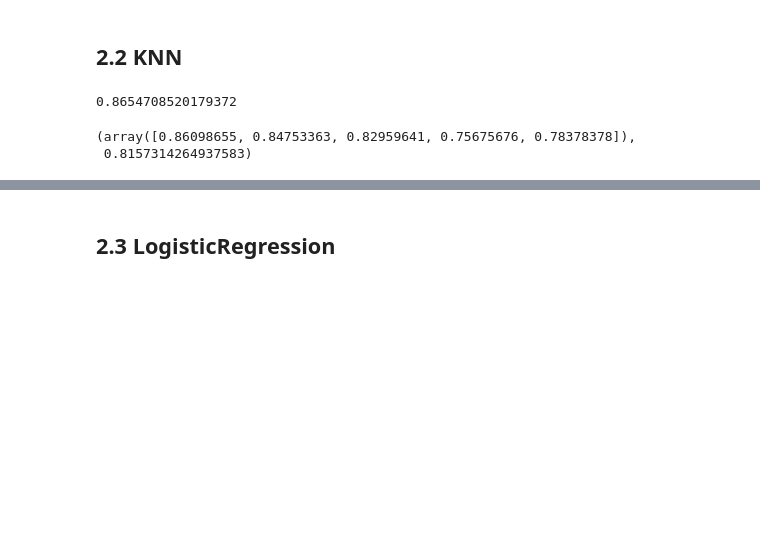
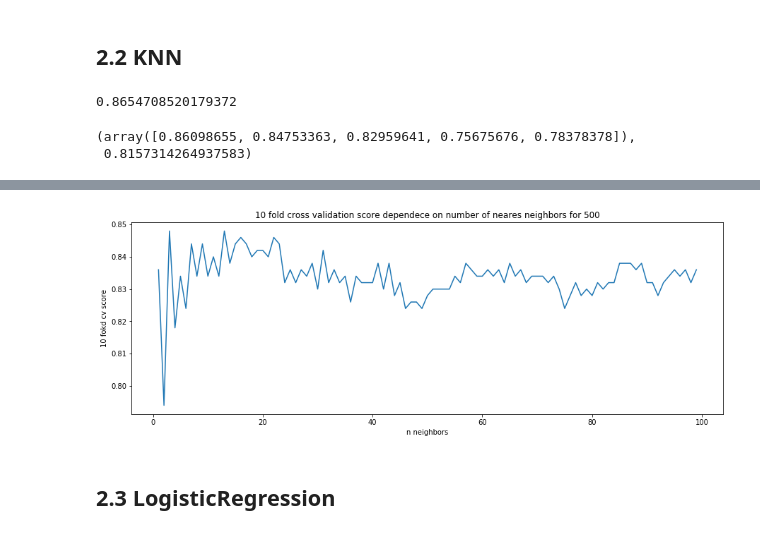
Before and after one commit to maxs-kan/InterpretableNeuroDL, a Jupyter notebook: tabular_data.ipynb, the cells around one changed output, grey strips where cells are left out. Saved outputs shown, nothing was run; the diff lists cells and outputs as text; code cells hidden in the pictures; blank space fills up the shorter version.

```diff
--- a/tabular_data.ipynb
+++ b/tabular_data.ipynb
@@ -273 +294,15 @@ c, c.mean()
+# %%
+knn_scores=[]
+for i in range(1,100,1):
+    c = cross_val_score(KNeighborsClassifier(n_neighbors=i), X_scaled[:500], y_scaled[:500], cv=10)
+    knn_scores.append(c.mean())
+# %%
+fig = plt.figure(figsize=(15,5))
+plt.plot(range(1,100), knn_scores)
+plt.title('10 fold cross validation score dependece on number of neares neighbors for 500')
+plt.xlabel('n neighbors')
+plt.ylabel('10 fokd cv score')
+plt.show()
+# %% [output]
+[figure, added]
 # %%
```
Also changed, not shown: parts of 51 cells of this notebook, 3 other files.
